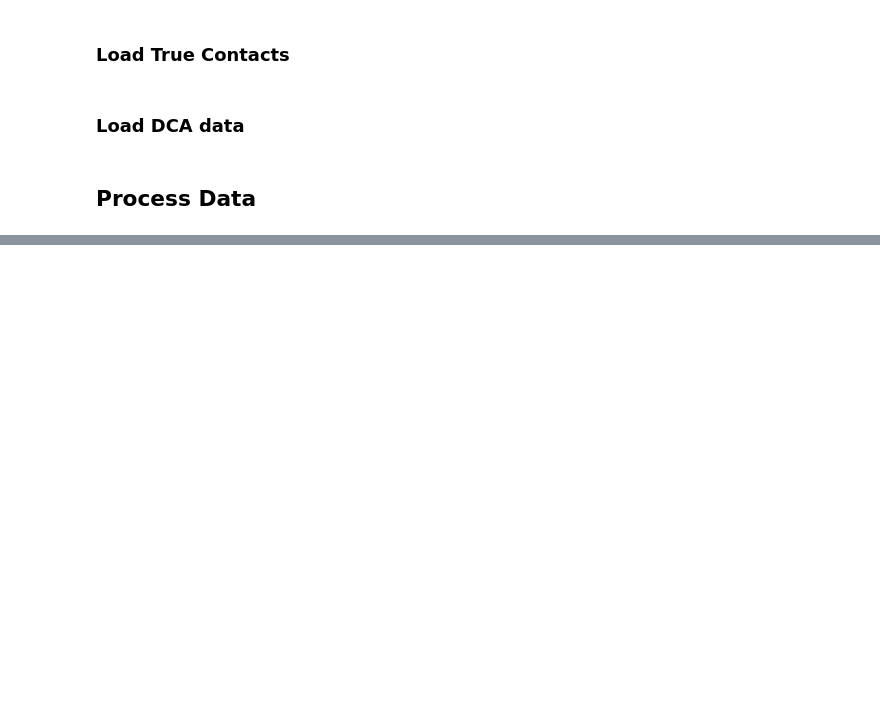
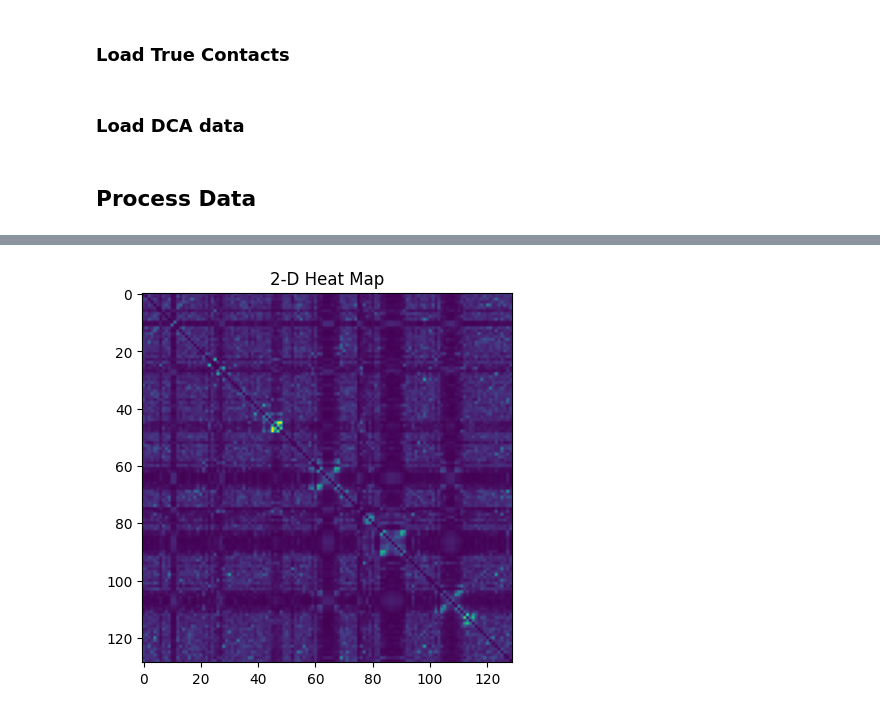
Before and after one commit to Vincent-La/cmsc702-protein-lm, a Jupyter notebook: notebooks/scoring_correlation.ipynb, the cells around one changed output, grey strips where cells are left out. Drawn from its saved outputs; the diff is of its cells as text; code cells hidden in the pictures; blank space fills up the shorter version.

```diff
--- a/notebooks/scoring_correlation.ipynb
+++ b/notebooks/scoring_correlation.ipynb
@@ -104,0 +141,4 @@ top_L_mf
+# %%
+heatmap_creator(plmdca_df)
+# %% [output]
+[figure, added]
```
Also changed, not shown: parts of 8 cells of this notebook.
